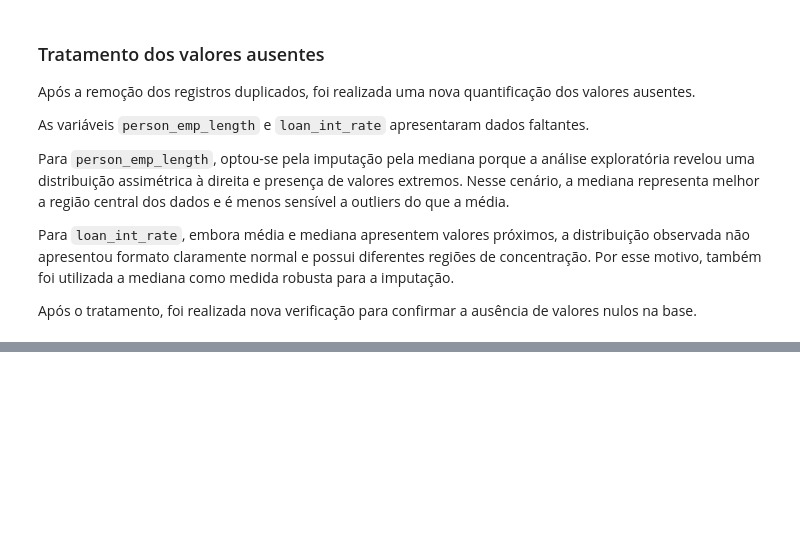
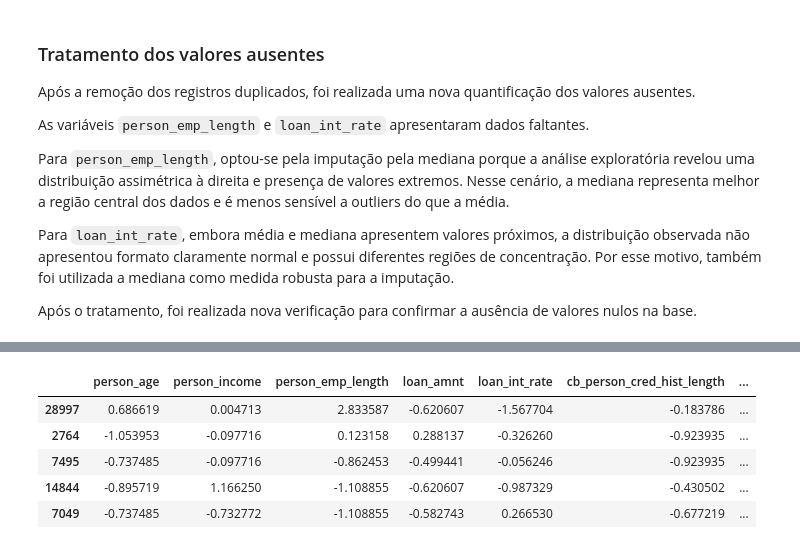
Before and after one commit to FCASSINI/Mini_projeto_avaliativo-02_SC_tech, a Jupyter notebook: notebook/01_eda_credit_risk.ipynb, the cells around one changed output, grey strips where cells are left out. Cells and saved outputs as stored; diff of their text form; code cells hidden in the pictures; blank space fills up the shorter version.

Commit message:
feat: prepara dados para modelagem

```diff
--- a/notebook/01_eda_credit_risk.ipynb
+++ b/notebook/01_eda_credit_risk.ipynb
@@ -706,0 +859,18 @@ ausência de valores nulos na base.
+# %%
+from sklearn.model_selection import train_test_split
+
+# Separação estratificada dos dados em treino e teste
+X_train, X_test, y_train, y_test = train_test_split(
+    X_encoded,
+    y,
+    test_size=0.20,
+    random_state=42,
+    stratify=y
+)
+
+#Identificando que o stratify realizou a separação das bases estratificadas e corretas
+print("Treino(%)")
+print((y_train.value_counts(normalize=True)*100).round(2))
+
+print("\nTeste(%)")
+print((y_test.value_counts(normalize=True)*100).round(2))
@@ -706,0 +889,10 @@ ausência de valores nulos na base.
+# %%
+#balanceamento dos dados
+
+from imblearn.under_sampling import RandomUnderSampler
+
+undersampler = RandomUnderSampler(
+    random_state=42
+)
+
+X_under, y_under=undersampler.fit_resample(X_train,y_train)
@@ -706,0 +926,21 @@ ausência de valores nulos na base.
+# %%
+from sklearn.preprocessing import StandardScaler
+
+#Criando cópias para preservar as colunas originais
+X_train_knn=X_under.copy()
+X_test_knn=X_test.copy()
+
+scaler=StandardScaler()
+
+#Escalonamento nas variáveis de teste para serem usadas no modelo KNN
+X_train_knn[colunas_numericas] = scaler.fit_transform(X_train_knn[colunas_numericas])
+X_test_knn[colunas_numericas] = scaler.transform(X_test_knn[colunas_numericas])
+
+display(X_train_knn[colunas_numericas].head())
+# %% [output]
+|  | person_age | person_income | person_emp_length | loan_amnt | loan_int_rate | cb_person_cred_hist_length | ... |
+| 28997 | 0.686619 | 0.004713 | 2.833587 | -0.620607 | -1.567704 | -0.183786 | ... |
+| 2764 | -1.053953 | -0.097716 | 0.123158 | 0.288137 | -0.326260 | -0.923935 | ... |
+| 7495 | -0.737485 | -0.097716 | -0.862453 | -0.499441 | -0.056246 | -0.923935 | ... |
+| 14844 | -0.895719 | 1.166250 | -1.108855 | -0.620607 | -0.987329 | -0.430502 | ... |
+| 7049 | -0.737485 | -0.732772 | -1.108855 | -0.582743 | 0.266530 | -0.677219 | ... |
```
Also changed, not shown: parts of 18 cells of this notebook.
